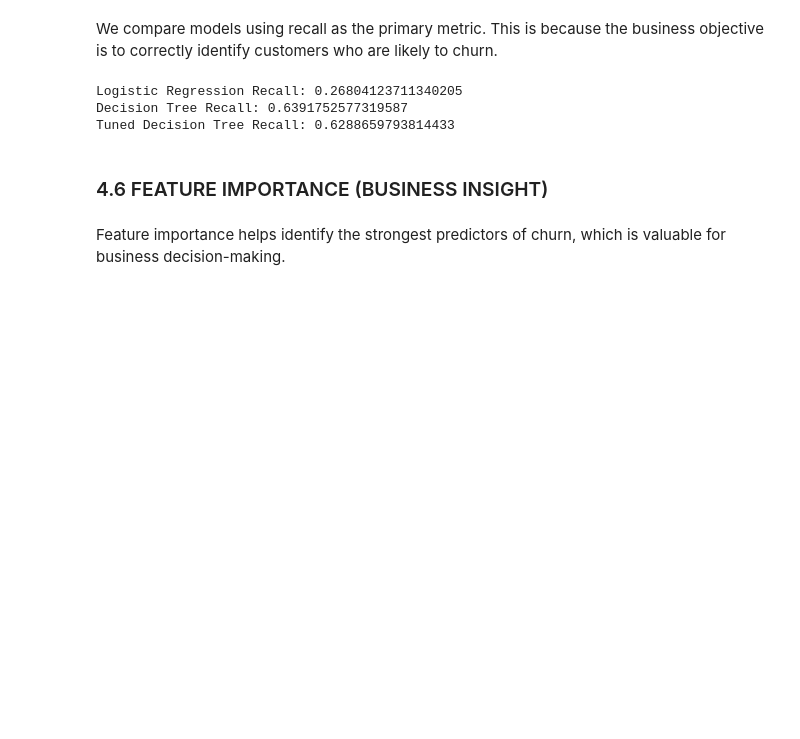
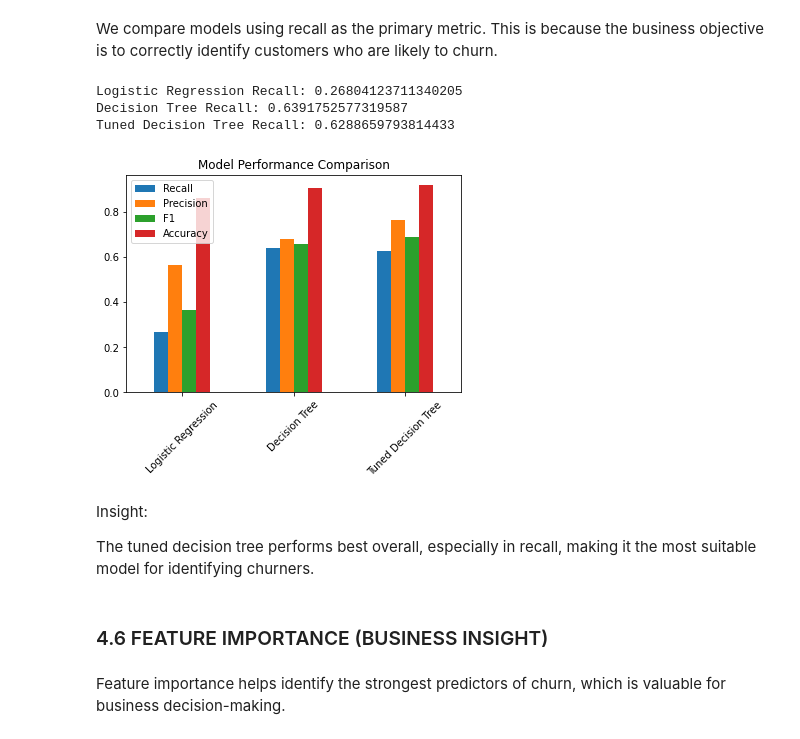
Before and after one commit to tonny001-rgb/CUSTOMER-CHURN-CLASSIFICATION-, a Jupyter notebook: notebooks/churn_analysis.ipynb, the cells around one changed output. Saved outputs shown, nothing was run; the diff lists cells and outputs as text; code cells hidden in the pictures; blank space fills up the shorter version.

Commit message:
Updated churn model analysis with evaluation and visuals

```diff
--- a/notebooks/churn_analysis.ipynb
+++ b/notebooks/churn_analysis.ipynb
@@ -459,6 +460,23 @@ print("Tuned Decision Tree Recall:", recall_score(y_test, y_pred_tuned))
 Logistic Regression Recall: 0.26804123711340205
 Decision Tree Recall: 0.6391752577319587
 Tuned Decision Tree Recall: 0.6288659793814433
+# %%
+# plot on model comparison
+import pandas as pd
+import matplotlib.pyplot as plt
+
+comparison = pd.DataFrame(results).T
+
+comparison[['Recall','Precision','F1','Accuracy']].plot(kind='bar')
+plt.title("Model Performance Comparison")
+plt.xticks(rotation=45)
+plt.show()
+# %% [output]
+[figure, added]
+# %% [markdown]
+Insight:
+
+The tuned decision tree performs best overall, especially in recall, making it the most suitable model for identifying churners.
 # %% [markdown]
 ### 4.6 FEATURE IMPORTANCE (BUSINESS INSIGHT)
 # %% [markdown]
```
Also changed, not shown: parts of 5 cells of this notebook.
